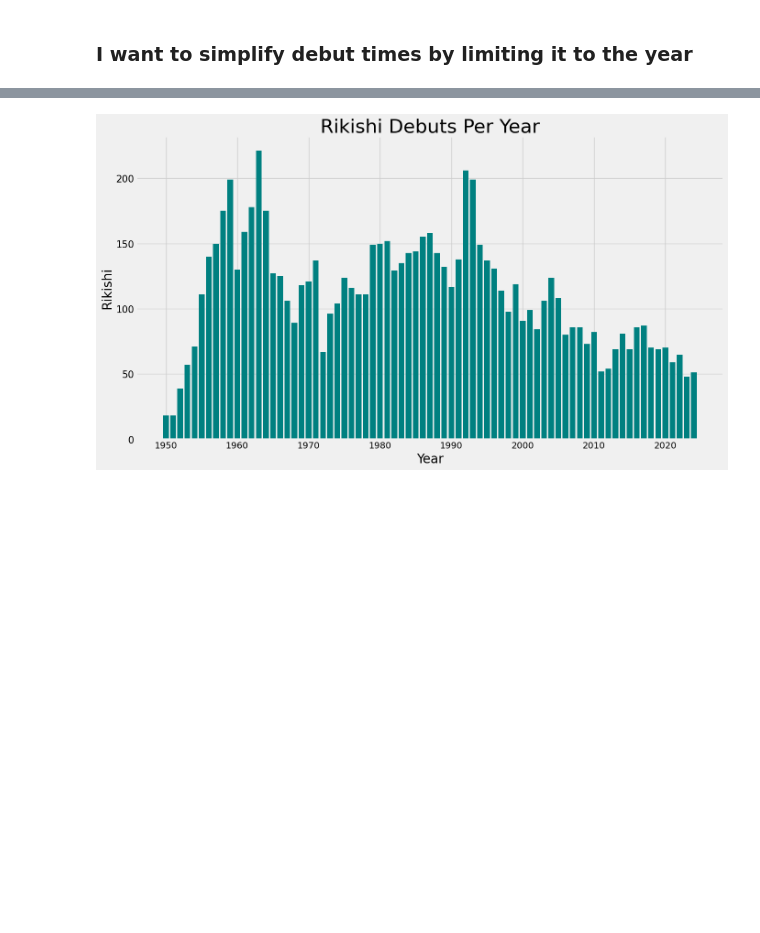
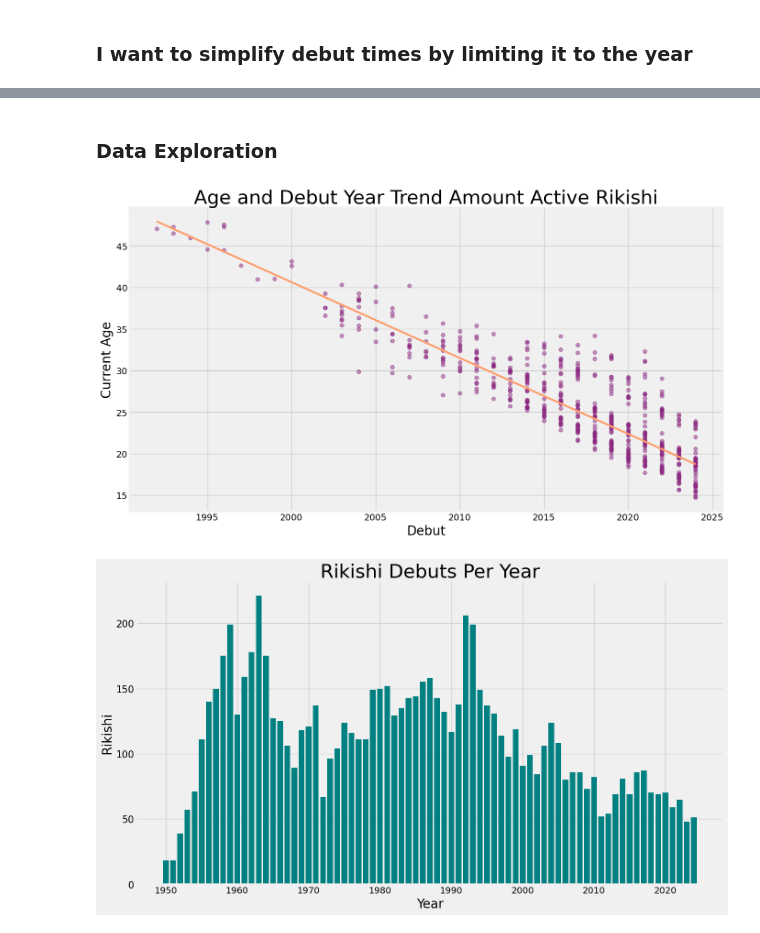
Before and after one commit to FragariaChemist/sumo, a Jupyter notebook: code/02_feature_engineering.ipynb, the cells around one changed output, grey strips where cells are left out. Saved outputs shown, nothing was run; the diff lists cells and outputs as text; code cells hidden in the pictures; blank space fills up the shorter version.

Commit message:
Added code to categorize heya into ichimon and age vs rikishi plot

```diff
--- a/code/02_feature_engineering.ipynb
+++ b/code/02_feature_engineering.ipynb
@@ -676,0 +698,4 @@ sumo_df.drop([4968, 5434], inplace = True)
+# %%
+active_sumo_df = sumo_df[sumo_df['retirement'].isnull()].reset_index()
+# %%
+active_sumo_df.drop(columns = 'retirement', inplace = True)
@@ -677,3 +781,32 @@ sumo_df.drop([4968, 5434], inplace = True)
+# %% [markdown]
+### Data Exploration
+# %%
+plt.figure(figsize = (14, 8))
+plt.style.use('fivethirtyeight')
+
+
+plt.title('Age and Debut Year Trend Amount Active Rikishi',
+         size = 30)
+
+plt.xlabel('Debut', size = 20)
+
+sns.regplot(data = active_sumo_df,
+            x = 'debut',
+            y = 'age',
+            ci = None,
+            color = cm.magma(0.4),
+            y_jitter = .60,
+            scatter_kws={'alpha': 0.5},
+            line_kws={'lw': 3, 'color':cm.magma(0.8)},
+            robust = True)
+
+plt.xlabel('Debut', size = 20)
+plt.ylabel('Current Age', size = 20)
+
+plt.tight_layout()
+plt.savefig('../plots/active_rikisi_age_vs_debut.png', dpi = 192);
+# %% [output]
+[figure, added]
 # %%
 debut_count = sumo_df['debut'].value_counts().sort_index()
 debut_count_df = debut_count.to_frame().reset_index()
```
Also changed, not shown: parts of 17 cells of this notebook, 1 other file.
